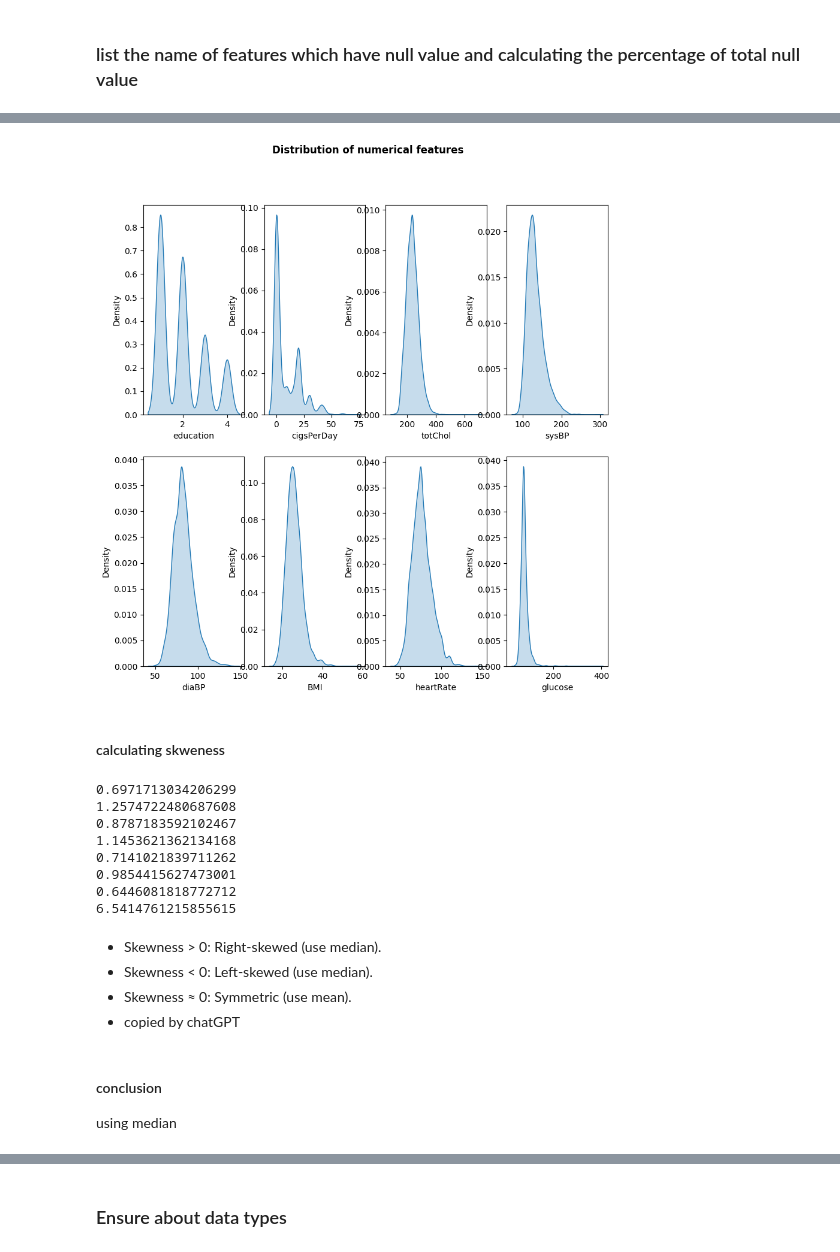
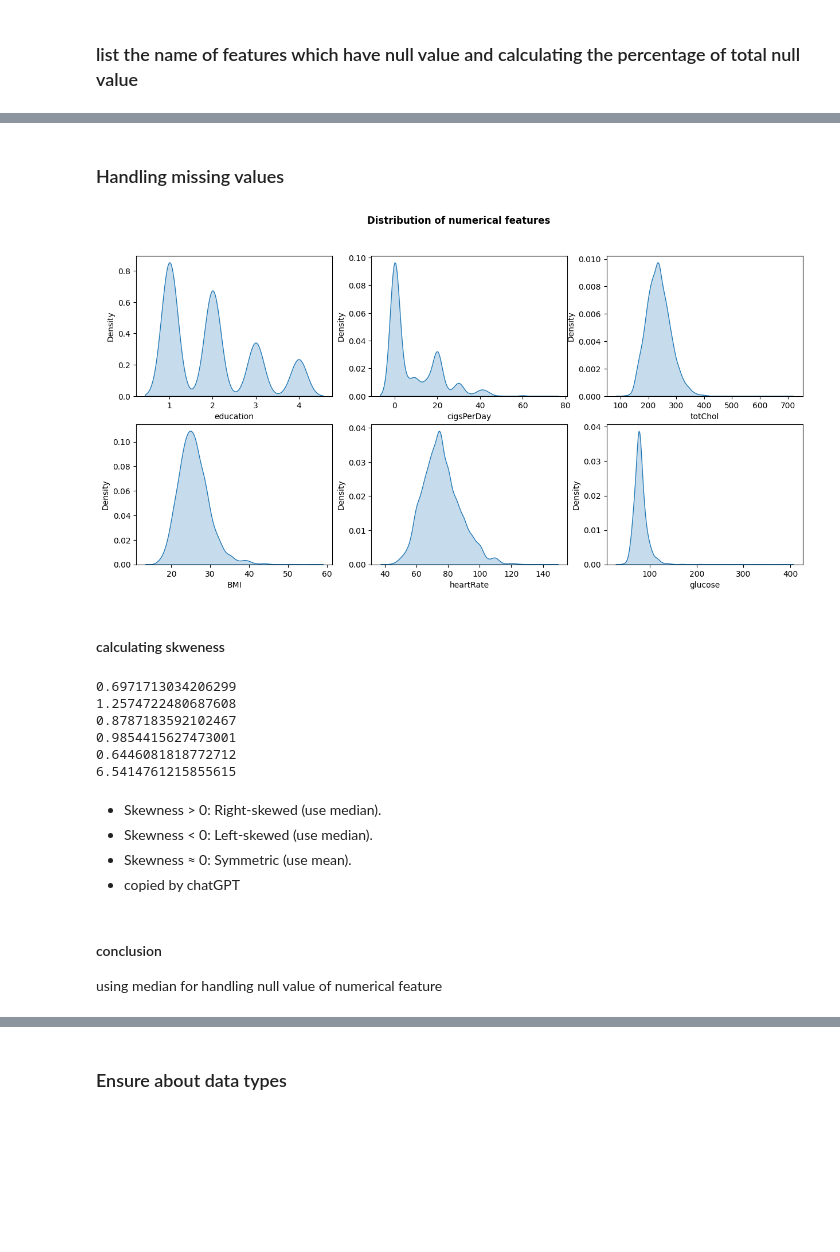
Before and after one commit to fadhilhussain/heartDiseases, a Jupyter notebook: notebook/heart.ipynb, the cells around one changed output, grey strips where cells are left out. Cells and saved outputs as stored; diff of their text form; code cells hidden in the pictures; blank space fills up the shorter version.

```diff
--- a/notebook/heart.ipynb
+++ b/notebook/heart.ipynb
@@ -144,9 +144,10 @@ for i in range(0,len(df.columns)):
 # %% [markdown]
 ### list the name of features which have null value and calculating the percentage of total null value
 # %%
+null_feature = []
 for i in range(0,len(df.columns)):
     if df[df.columns[i]].isnull().sum() != 0:
         percentage = round(df[df.columns[i]].isnull().sum()/df.shape[0] * 100,2)
         print(f'\n---{df.columns[i]}---')
         print(f'{df.columns[i]} : {str(df[df.columns[i]].isnull().sum())} with {percentage} % ')
-        print(df[df.columns[i]].unique())
+        null_feature.append(df.columns[i])
@@ -155,2 +174,0 @@ for i in range(0,len(df.columns)):
-# %%
-df['BPMeds'] = df['BPMeds'].fillna(df['BPMeds'].mode()[0])
@@ -172,2 +174,0 @@ memory usage: 33.2 KB
-# %%
-df['BPMeds'] = df['BPMeds'].astype(int)
@@ -196,24 +175,23 @@ memory usage: 529.9 KB
+# %% [markdown]
+### Handling missing values
 # %%
-numerical_features = [i for i in df.columns if df[i].dtype == 'float']
-
-plt.figure(figsize=(10,10))
+numerical_null_feature = [x for x in null_feature if x!='BPMeds']
+plt.figure(figsize=(15,7))
 plt.suptitle('Distribution of numerical features',fontsize=12,fontweight='bold')
-for x in range(0,len(numerical_features)):
-    plt.subplot(2,4,x+1)
-    sns.kdeplot(df[numerical_features[x]], fill=True)
+for x in range(0,len(numerical_null_feature)):
+    plt.subplot(2,3,x+1)
+    sns.kdeplot(df[numerical_null_feature[x]], fill=True)
 # %% [output]
-[figure, old version]
+[figure, new version]
 # %% [markdown]
 #### calculating skweness
 # %%
-for x in range(0,len(numerical_features)):
-    print(f'{df[numerical_features[x]].skew()}')
+for x in range(0,len(numerical_null_feature)):
+    print(f'{df[numerical_null_feature[x]].skew()}')
 # %% [output]
 0.6971713034206299
 1.2574722480687608
 0.8787183592102467
-1.1453621362134168
-0.7141021839711262
 0.9854415627473001
 0.6446081818772712
 6.5414761215855615
@@ -224,4 +202,4 @@ for x in range(0,len(numerical_features)):
  - copied by chatGPT
 # %% [markdown]
 #### conclusion
- using median
+ using median for handling null value of numerical feature
```
Also changed, not shown: parts of 43 cells of this notebook, 1 other file.
